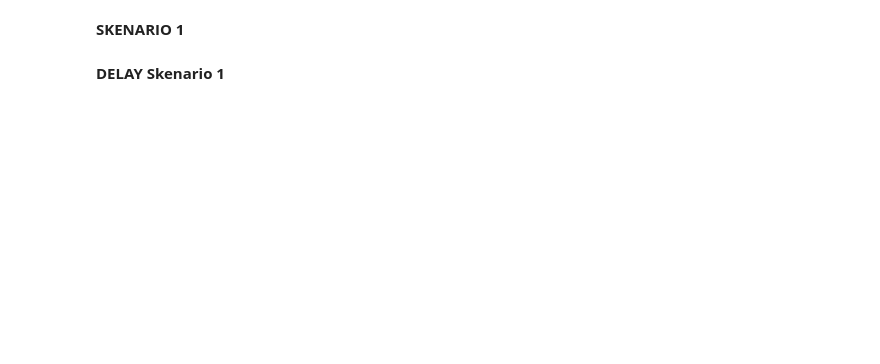
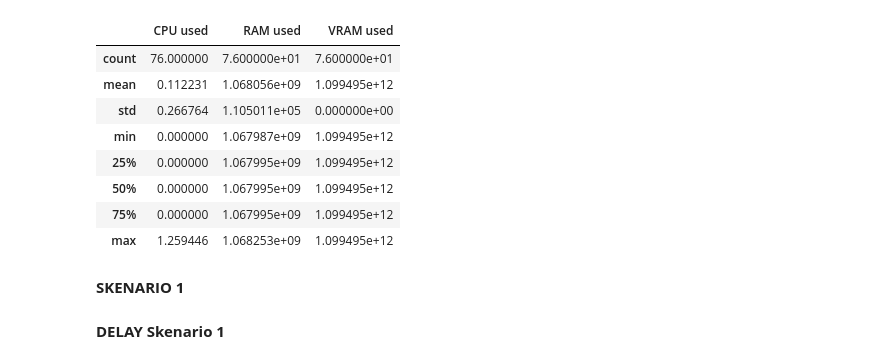
Before and after one commit to agnislur/ndn_project, a Jupyter notebook: OlahData.ipynb, the cells around one changed output. Drawn from its saved outputs; the diff is of its cells as text; code cells hidden in the pictures; blank space fills up the shorter version.

```diff
--- a/OlahData.ipynb
+++ b/OlahData.ipynb
@@ -68,3 +129,15 @@ memory usage: 156.4+ KB
+# %%
+sys21r2.describe()
+# %% [output]
+|  | CPU used | RAM used | VRAM used |
+| count | 76.000000 | 7.600000e+01 | 7.600000e+01 |
+| mean | 0.112231 | 1.068056e+09 | 1.099495e+12 |
+| std | 0.266764 | 1.105011e+05 | 0.000000e+00 |
+| min | 0.000000 | 1.067987e+09 | 1.099495e+12 |
+| 25% | 0.000000 | 1.067995e+09 | 1.099495e+12 |
+| 50% | 0.000000 | 1.067995e+09 | 1.099495e+12 |
+| 75% | 0.000000 | 1.067995e+09 | 1.099495e+12 |
+| max | 1.259446 | 1.068253e+09 | 1.099495e+12 |
 # %% [markdown]
 ****SKENARIO 1****
 # %% [markdown]
```
Also changed, not shown: parts of 55 cells of this notebook.
